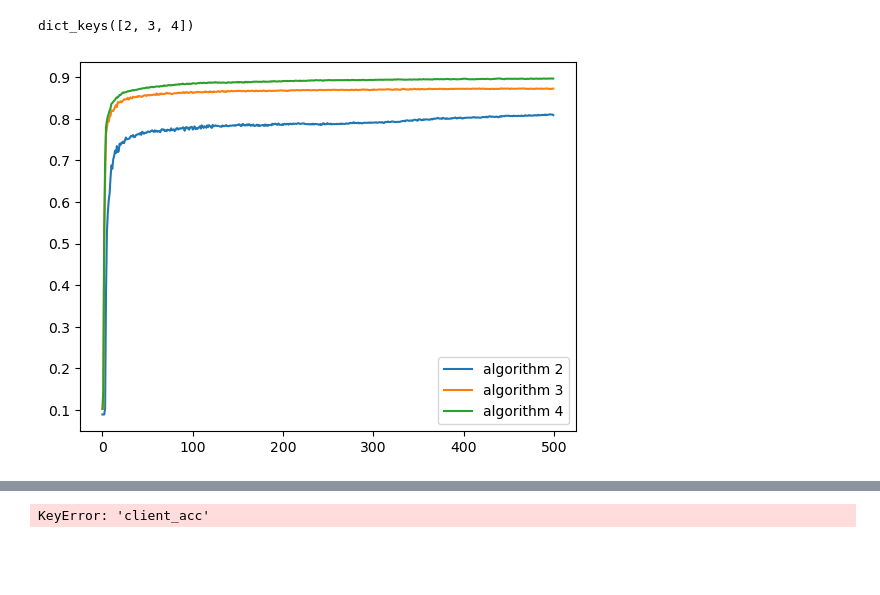
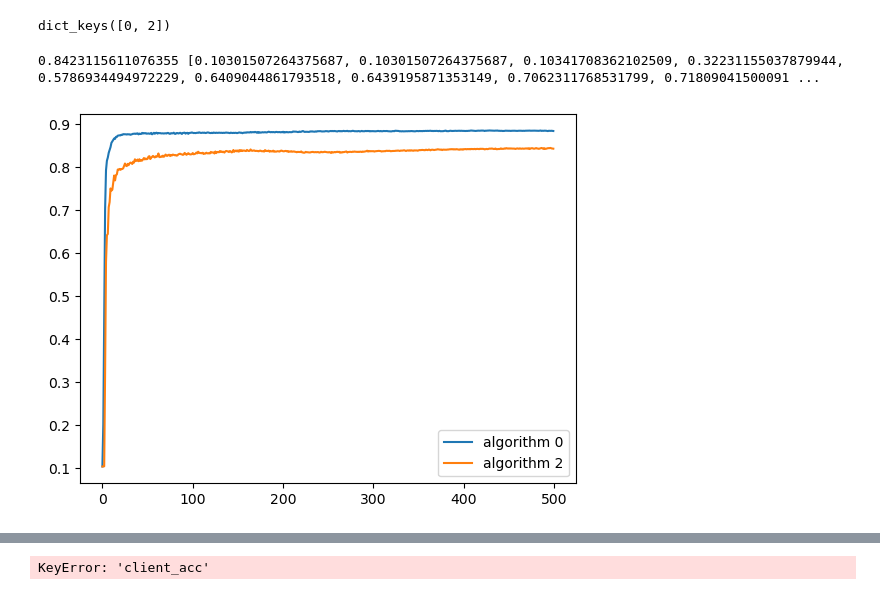
Before and after one commit to Haifeng-Dai/hybrid_fed, a Jupyter notebook: plot.ipynb, the cells around one changed output, grey strips where cells are left out. Saved outputs shown, nothing was run; the diff lists cells and outputs as text; code cells hidden in the pictures; blank space fills up the shorter version.

```diff
--- a/plot.ipynb
+++ b/plot.ipynb
@@ -15,28 +15,30 @@ plt.style.use('default')
 '''
 
 data = {}
-for algo in [2, 3, 4]:
+algorithms = [0, 2]
+for algo in algorithms:
     file_path = f'./res/mnist_model_1_algo_{algo}/alpha_0.5_T_6/server_commu_100_client_commu_5_client_train_5_batch_size_160_num_all_client_9_num_all_server_3_num_client_data_1200_num_public_data_50_proportion_0.8.pt'
     data[algo] = torch.load(file_path, map_location='cpu')
 
-legends = {2: 'algorithm 2', 3: 'algorithm 3', 4: 'algorithm 4'}
+legends = {0: 'algorithm 0', 1: 'algorithm 1', 2: 'algorithm 2', 3: 'algorithm 3', 4: 'algorithm 4'}
 
 print(data.keys())
 # %% [output]
-dict_keys([2, 3, 4])
+dict_keys([0, 2])
 # %%
-i = 1
-for algo in [2, 3, 4]:
+i = 2
+for algo in algorithms:
     server_acc = data[algo]['server_acc']
     num_line = len(server_acc[0])
     x = numpy.arange(num_line)
     y = server_acc[i]
     plt.plot(x, y, label=legends[algo])
 plt.legend()
-# print(y[-1], list(y))
+print(y[-1], list(y))
 plt.show()
 # %% [output]
+0.8423115611076355 [0.10301507264375687, 0.10301507264375687, 0.10341708362102509, 0.32231155037879944, 0.5786934494972229, 0.6409044861793518, 0.6439195871353149, 0.7062311768531799, 0.71809041500091 ...
-[figure, old version]
+[figure, new version]
 # %%
 server_acc_mean = {}
 num_line = len(data[algo]['server_acc'][0])
```
Also changed, not shown: parts of 1 cell of this notebook, 16 other files.
